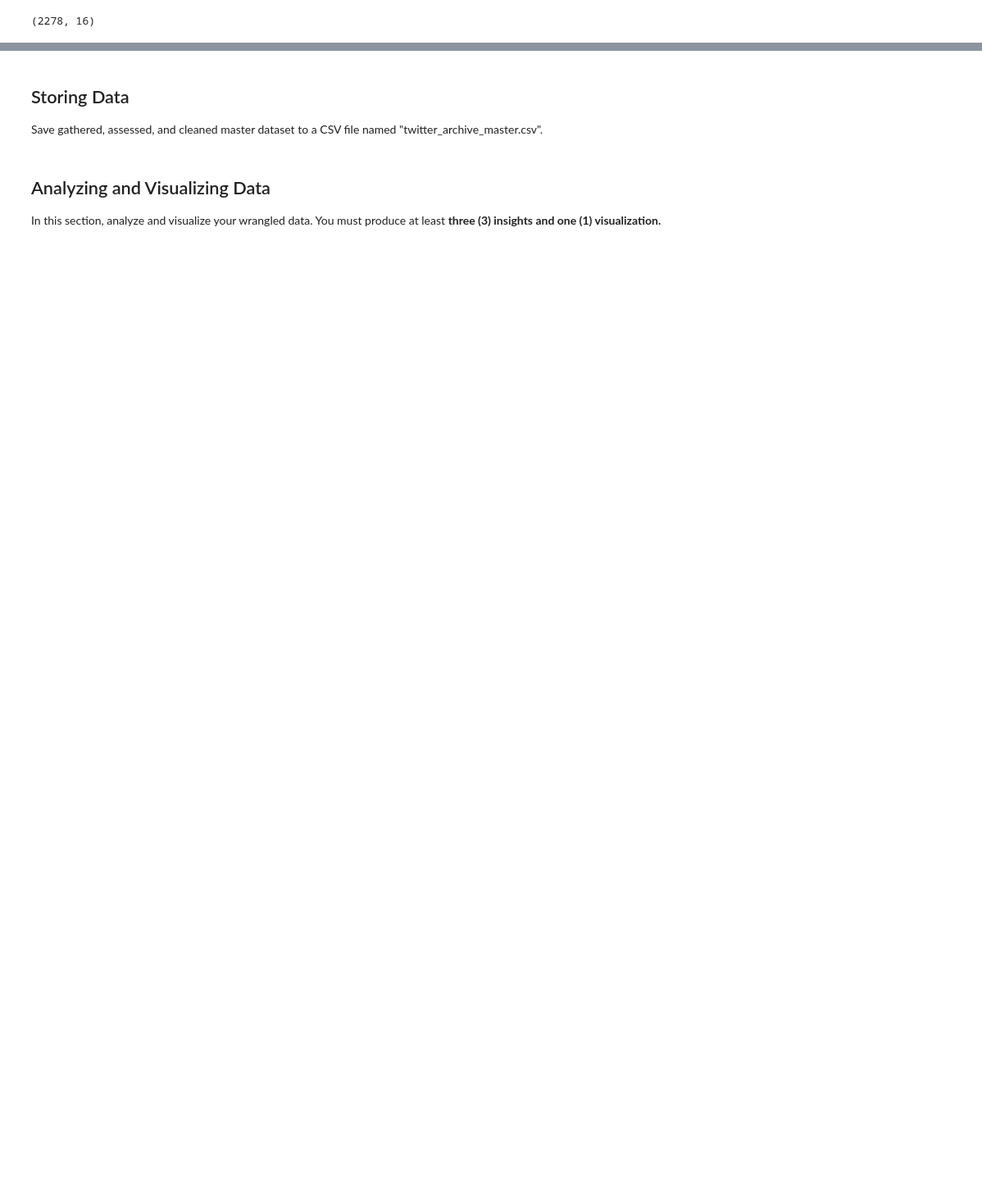
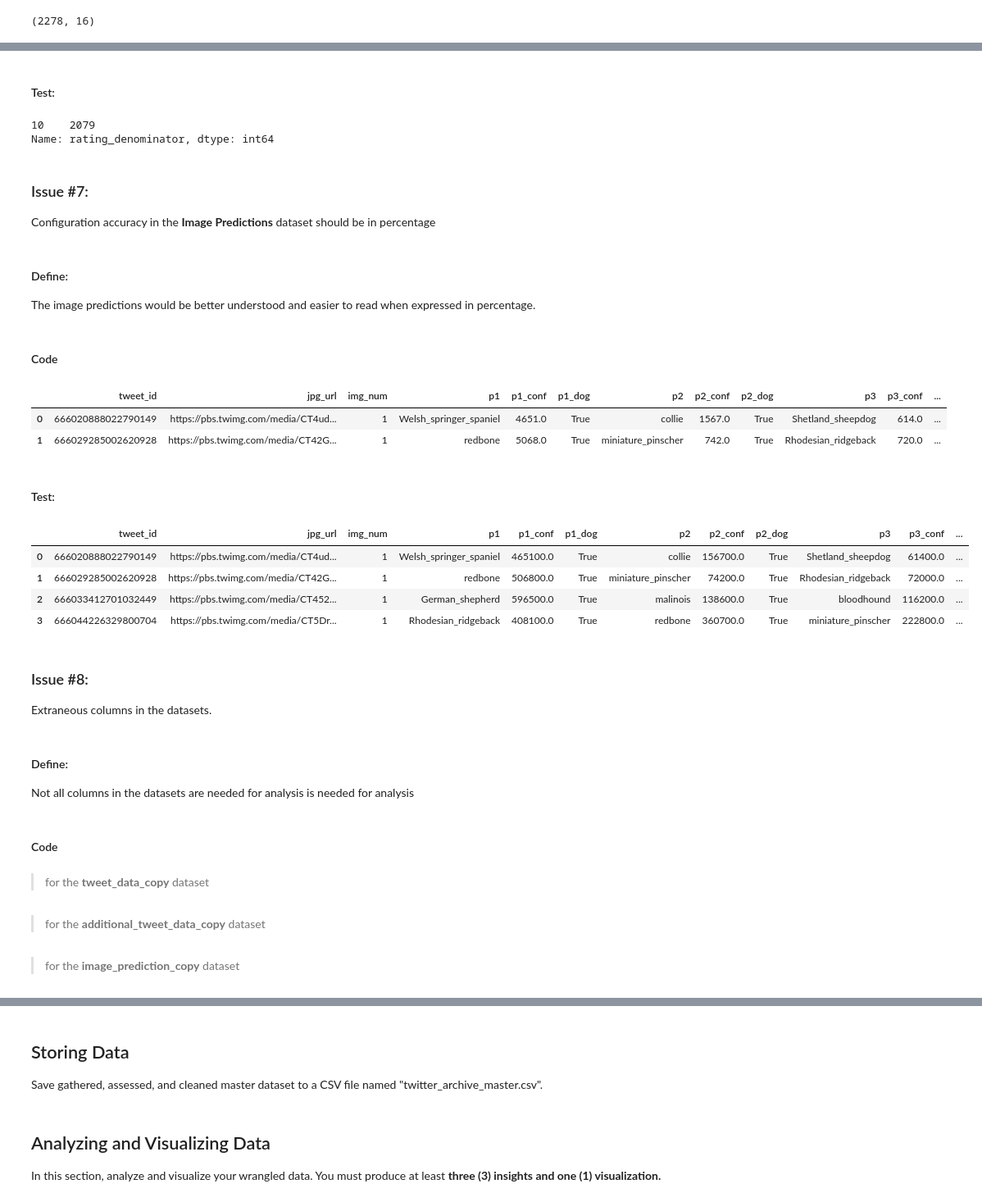
Before and after one commit to DrDev-Py/Udacity-Data-Wrangling, a Jupyter notebook: wrangle_act.ipynb, the cells around one changed output, grey strips where cells are left out. Shown at 82% size. Cells and saved outputs as stored; diff of their text form; code cells hidden in the pictures; blank space fills up the shorter version.

Commit message:
fixed all data quality issues in the dataset

```diff
--- a/wrangle_act.ipynb
+++ b/wrangle_act.ipynb
@@ -507,0 +561,48 @@ tweet_data_copy.shape
+# %% [markdown]
+#### Test:
+# %%
+tweet_data_copy.rating_denominator.value_counts()
+# %% [output]
+10    2079
+Name: rating_denominator, dtype: int64
+# %% [markdown]
+### Issue #7:
+Configuration accuracy in the __Image Predictions__ dataset should be in percentage
+# %% [markdown]
+#### Define:
+The image predictions would be better understood and easier to read when expressed in percentage.
+# %% [markdown]
+#### Code
+# %%
+image_prediction.head(2)
+# %% [output]
+|  | tweet_id | jpg_url | img_num | p1 | p1_conf | p1_dog | p2 | p2_conf | p2_dog | p3 | p3_conf | ... |
+| 0 | 666020888022790149 | https://pbs.twimg.com/media/CT4ud... | 1 | Welsh_springer_spaniel | 4651.0 | True | collie | 1567.0 | True | Shetland_sheepdog | 614.0 | ... |
+| 1 | 666029285002620928 | https://pbs.twimg.com/media/CT42G... | 1 | redbone | 5068.0 | True | miniature_pinscher | 742.0 | True | Rhodesian_ridgeback | 720.0 | ... |
+# %%
+image_prediction.p1_conf = (image_prediction.p1_conf*100).round(2)
+# %%
+image_prediction.p2_conf = (image_prediction.p2_conf*100).round(2)
+# %%
+image_prediction.p3_conf = (image_prediction.p3_conf*100).round(2)
+# %% [markdown]
+#### Test:
+# %%
+image_prediction.head(4)
+# %% [output]
+|  | tweet_id | jpg_url | img_num | p1 | p1_conf | p1_dog | p2 | p2_conf | p2_dog | p3 | p3_conf | ... |
+| 0 | 666020888022790149 | https://pbs.twimg.com/media/CT4ud... | 1 | Welsh_springer_spaniel | 465100.0 | True | collie | 156700.0 | True | Shetland_sheepdog | 61400.0 | ... |
+| 1 | 666029285002620928 | https://pbs.twimg.com/media/CT42G... | 1 | redbone | 506800.0 | True | miniature_pinscher | 74200.0 | True | Rhodesian_ridgeback | 72000.0 | ... |
+| 2 | 666033412701032449 | https://pbs.twimg.com/media/CT452... | 1 | German_shepherd | 596500.0 | True | malinois | 138600.0 | True | bloodhound | 116200.0 | ... |
+| 3 | 666044226329800704 | https://pbs.twimg.com/media/CT5Dr... | 1 | Rhodesian_ridgeback | 408100.0 | True | redbone | 360700.0 | True | miniature_pinscher | 222800.0 | ... |
+# %% [markdown]
+### Issue #8:
+Extraneous columns in the datasets.
+# %% [markdown]
+#### Define:
+
+Not all columns in the datasets are needed for analysis is needed for analysis
+# %% [markdown]
+#### Code
+# %% [markdown]
+> for the __tweet_data_copy__ dataset
@@ -507,0 +611,2 @@ tweet_data_copy.shape
+# %% [markdown]
+> for the __additional_tweet_data_copy__ dataset
@@ -507,0 +615,2 @@ tweet_data_copy.shape
+# %% [markdown]
+> for the __image_prediction_copy__ dataset
```
Also changed, not shown: parts of 41 cells of this notebook.
